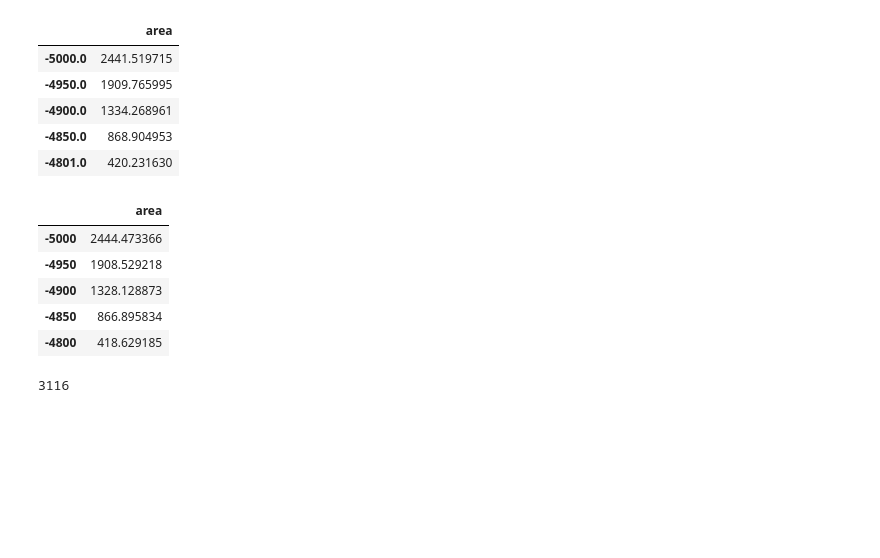
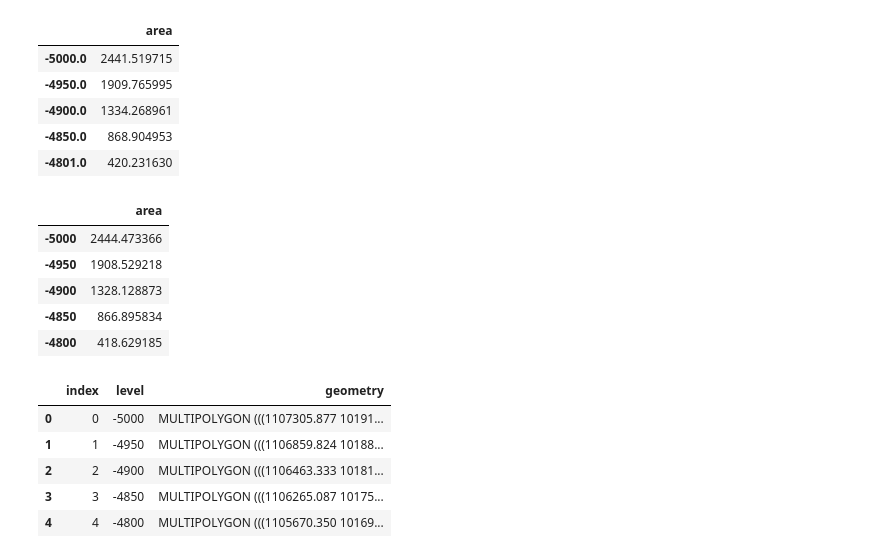
Before and after one commit to scuervo91/volumetricspy, a Jupyter notebook: docs/examples/1-Surfaces/1-Surfaces.ipynb, the cells around one changed output. Saved outputs shown, nothing was run; the diff lists cells and outputs as text; code cells hidden in the pictures; blank space fills up the shorter version.

```diff
--- a/docs/examples/1-Surfaces/1-Surfaces.ipynb
+++ b/docs/examples/1-Surfaces/1-Surfaces.ipynb
@@ -66,8 +66,12 @@ s1.get_contours_area_mesh(levels=[-5000,-4950,-4900,-4850,-4800])
 | -4850 | 866.895834 |
 | -4800 | 418.629185 |
 # %%
-s = s1.get_contours_gdf(levels=[-5000,-4950,-4900,-4850,-4800], crs=4326)
+s = s1.get_contours_gdf(levels=[-5000,-4950,-4900,-4850,-4800]).reset_index()
+s
+# %% [output]
+|  | index | level | geometry |
+| 0 | 0 | -5000 | MULTIPOLYGON (((1107305.877 10191... |
+| 1 | 1 | -4950 | MULTIPOLYGON (((1106859.824 10188... |
+| 2 | 2 | -4900 | MULTIPOLYGON (((1106463.333 10181... |
+| 3 | 3 | -4850 | MULTIPOLYGON (((1106265.087 10175... |
+| 4 | 4 | -4800 | MULTIPOLYGON (((1105670.350 10169... |
-# %%
-s1.crs
-# %% [output]
-3116
```
Also changed, not shown: parts of 2 cells of this notebook, 3 other files.
